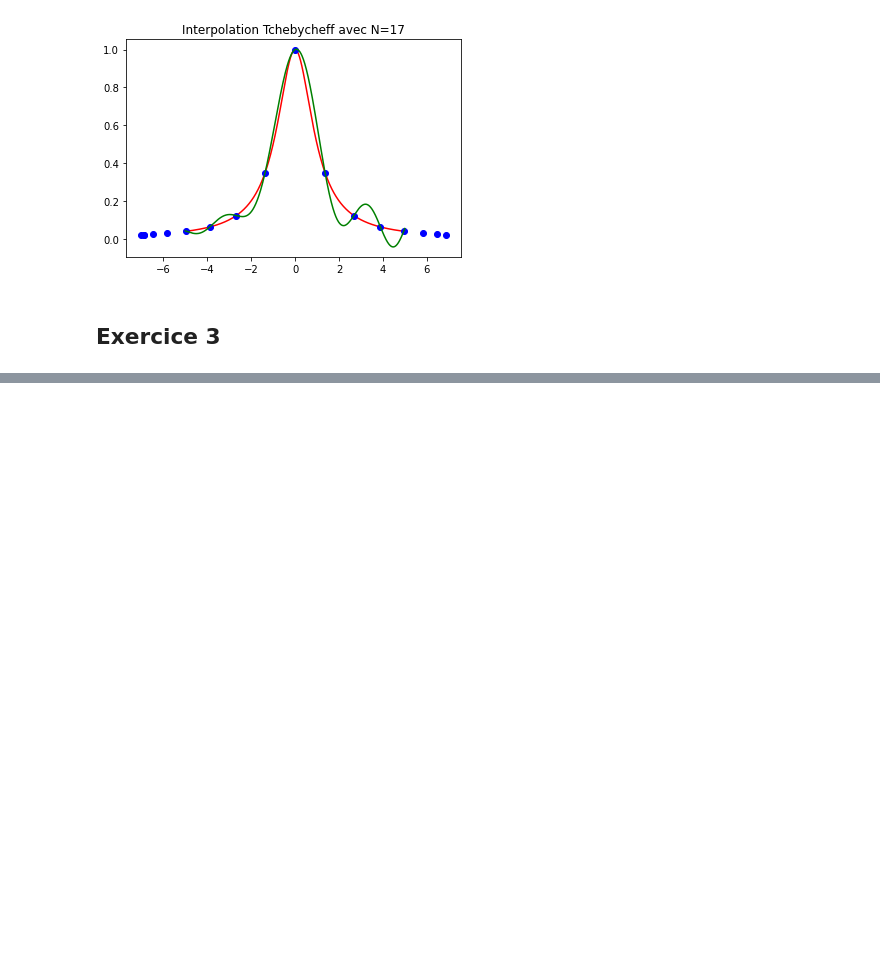
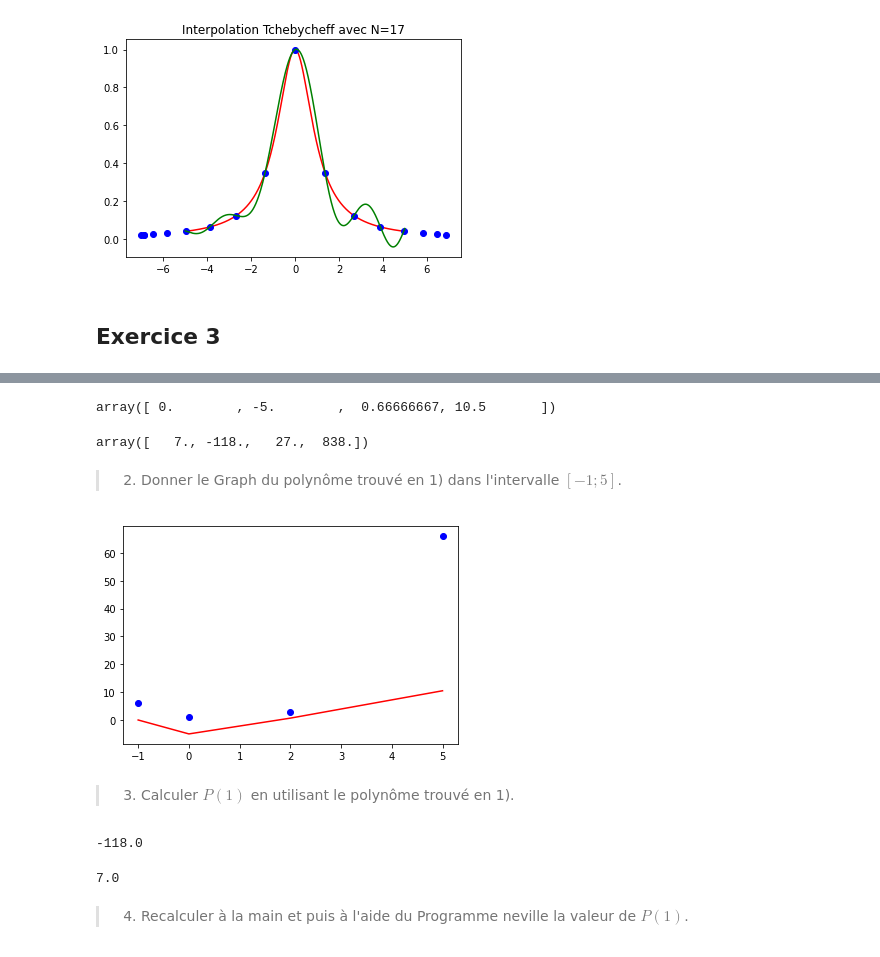
Before and after one commit to ghadaghanney/NUM_ANALYSIS, a Jupyter notebook: NUM_ANALYSIS.TP2.ipynb, the cells around one changed output, grey strips where cells are left out. Saved outputs shown, nothing was run; the diff lists cells and outputs as text; code cells hidden in the pictures; blank space fills up the shorter version.

```diff
--- a/NUM_ANALYSIS.TP2.ipynb
+++ b/NUM_ANALYSIS.TP2.ipynb
@@ -248,0 +250,13 @@ Text(0.5, 1.0, 'Interpolation Tchebycheff avec N=17')
+# %%
+def intN(x,y):
+    m=len(x)
+    f=np.zeros(m) #np.zeros : Renvoie un nouveau tableau de forme et de type donnés, rempli de zéros.
+    for k in range (1,m):
+        f[k:m+1]=np.array(np.array(y[k:m+1])-np.array(y[k-1:m-1]))/np.array(np.array(x[k:m+1])-np.array(x[0:m-k]))
+    return f
+# %%
+x=[-1,0,2,5]
+y=[6,1,3,66]
+intN(x,y)
+# %% [output]
+array([ 0.        , -5.        ,  0.66666667, 10.5       ])
@@ -248,0 +270,7 @@ Text(0.5, 1.0, 'Interpolation Tchebycheff avec N=17')
+# %%
+x=[-1,0,2,5];
+y=[6,1,3,66];
+t=[0,1,2,3];
+intNval(x,y,t)
+# %% [output]
+array([   7., -118.,   27.,  838.])
@@ -248,0 +279,32 @@ Text(0.5, 1.0, 'Interpolation Tchebycheff avec N=17')
+# %% [markdown]
+>2) Donner le Graph du polynôme trouvé en 1) dans l'intervalle $[-1;5]$.
+# %%
+x=[-1,0,2,5]
+y=[6,1,3,66]
+intN(x,y);
+plt.plot(x,f,'r',x,y,'ob')
+plt.show()
+# %% [output]
+[figure, added]
+# %% [markdown]
+
+>3) Calculer $P(1)$ en utilisant le polynôme trouvé en 1).
+# %%
+x=[-1,0,2,5]
+y=[6,1,3,66]
+t=[0,1,2,3]
+p=intNval(x,y,t)
+p[1]
+# %% [output]
+-118.0
+# %%
+x=[-1,0,2,5]
+y=[6,1,3,66]
+t=[0,1,2,3]
+p=intNval(x,y,t)
+p[0]
+# %% [output]
+7.0
+# %% [markdown]
+
+>4) Recalculer à la main et puis à l'aide du Programme neville la valeur de $P(1)$.
```
Also changed, not shown: parts of 8 cells of this notebook.
